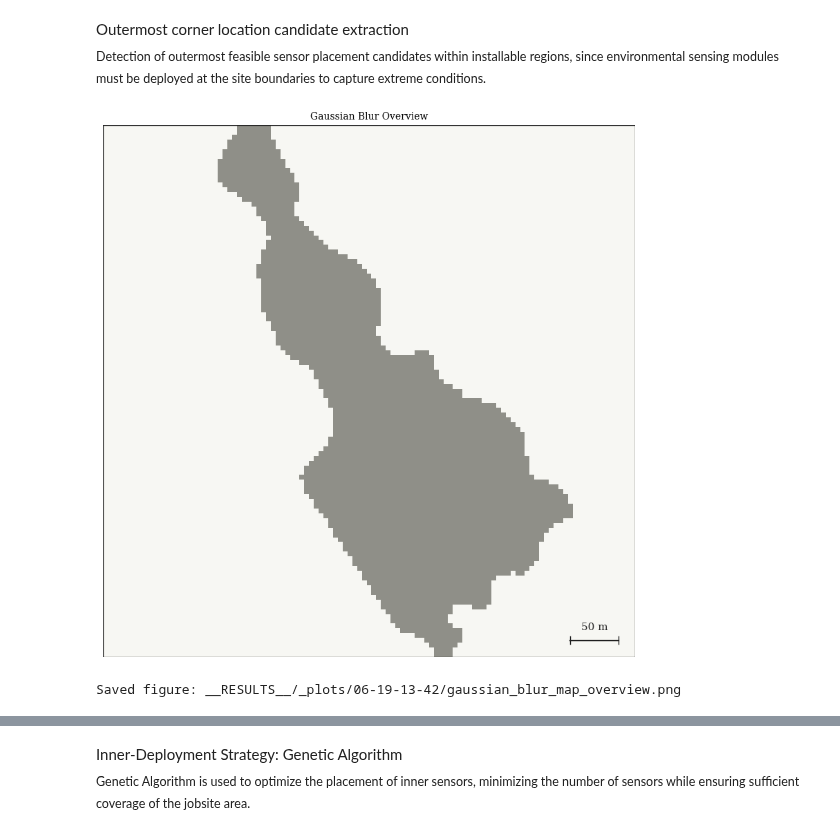
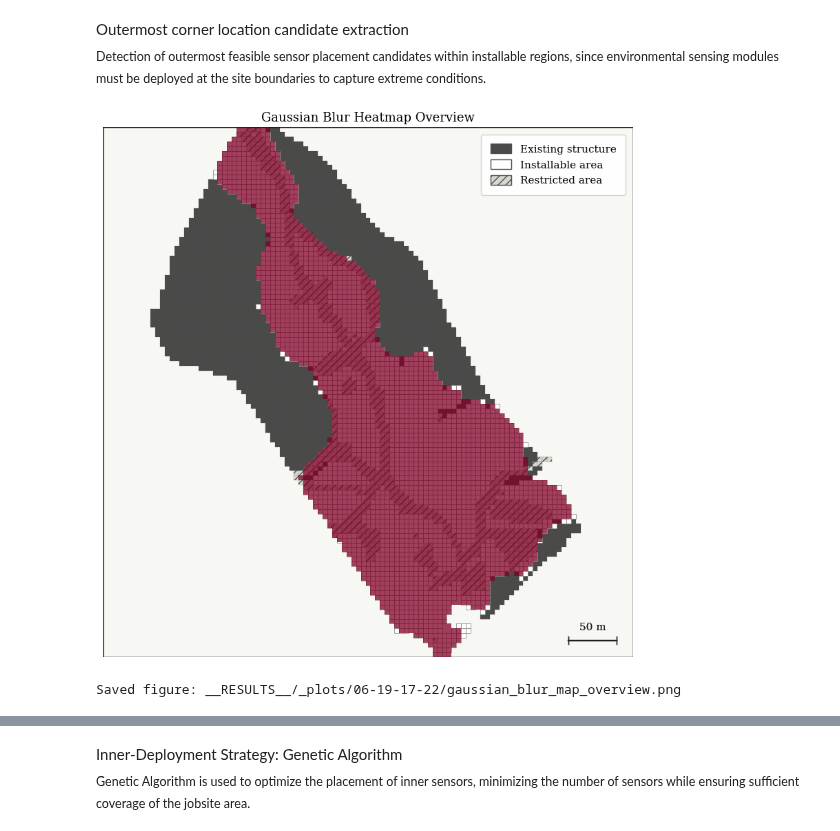
Before and after one commit to yutakseo/SensorDeployment_Optimizer, a Jupyter notebook: demo_ga.ipynb, the cells around one changed output, grey strips where cells are left out. Saved outputs shown, nothing was run; the diff lists cells and outputs as text; code cells hidden in the pictures.

```diff
--- a/demo_ga.ipynb
+++ b/demo_ga.ipynb
@@ -73,20 +73,25 @@ Outermost corner location candidate extraction
 # %%
 from OuterDeployment.HarrisCorner import HarrisCorner
 
 corner_instance = HarrisCorner(jobsite_layer)
 
 blur_map = corner_instance.gaussianBlur(grid=jobsite_layer)
 vis.showMapOverview(
     map_data=blur_map,
-    title="Gaussian Blur Overview",
+    base_map=map,
+    title="Gaussian Blur Heatmap Overview",
     filename="gaussian_blur_map_overview",
-    zone_style="scalar",
-    cmap="soft_gray",
-    show_colorbar=False,
+    zone_style="heatmap_overlay",
+    overlay_alpha=0.75,
+    overlay_percentile=99.0,
+    overlay_threshold_percentile=None,
+    overlay_spread=0,
+    overlay_gamma=1.0,
+    overlay_cmap="YlOrRd",
 )
 # %% [output]
-[figure, old version]
+[figure, new version]
-Saved figure: __RESULTS__/_plots/06-19-13-42/gaussian_blur_map_overview.png
+Saved figure: __RESULTS__/_plots/06-19-17-22/gaussian_blur_map_overview.png
 # %%
 corner_heatmap = corner_instance.harrisCorner(
                                                 grid=blur_map,
```
Also changed, not shown: parts of 10 cells of this notebook, 6 other files.
